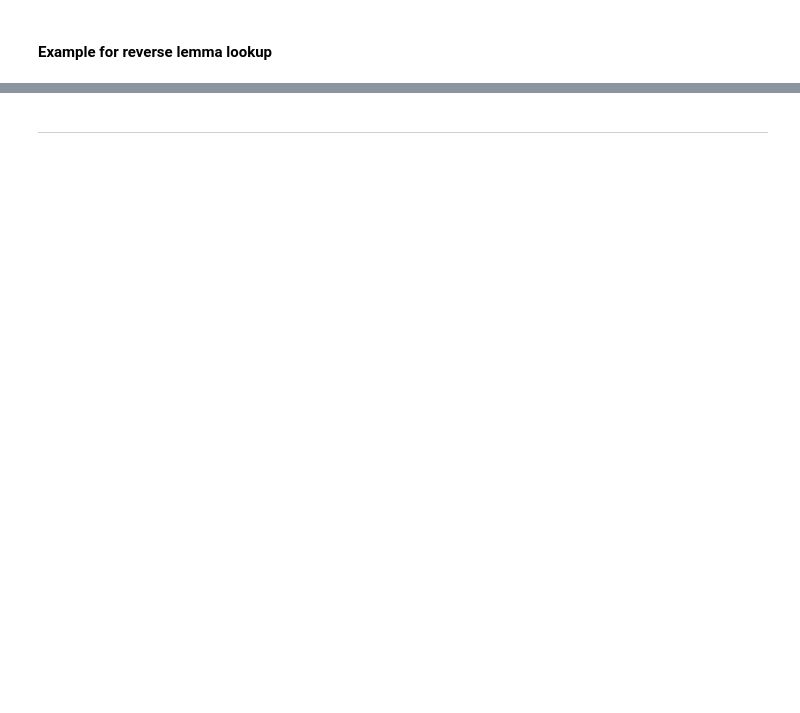
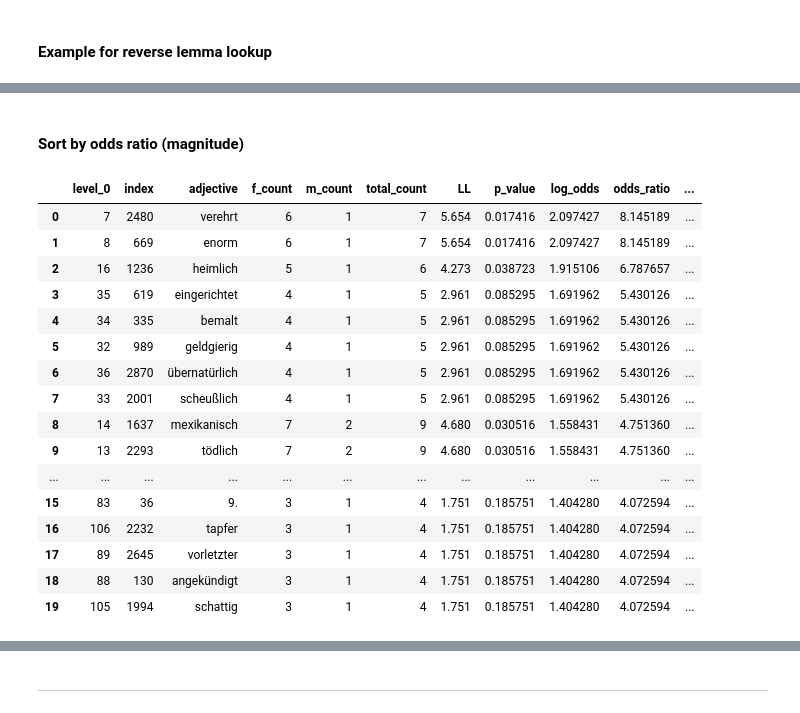
Before and after one commit to klaemsch/the-three-investigators, a Jupyter notebook: co-occurrences/co-occurrences-adj.ipynb, the cells around one changed output, grey strips where cells are left out. Drawn from its saved outputs; the diff is of its cells as text; code cells hidden in the pictures; blank space fills up the shorter version.

```diff
--- a/co-occurrences/co-occurrences-adj.ipynb
+++ b/co-occurrences/co-occurrences-adj.ipynb
@@ -382,0 +341,8 @@ print(
+# %%
+gender_adj_df["E_m"] = m_total * gender_adj_df["total_count"] / f_m_total
+gender_adj_df["E_f"] = f_total * gender_adj_df["total_count"] / f_m_total
+
+#gender_adj_df["E_m_other"] = (gender_adj_df["other_total_count"] * m_total) / f_m_total
+#gender_adj_df["E_f_other"] = (gender_adj_df["other_total_count"] * f_total) / f_m_total
+
+gender_adj_df.head(5)
@@ -382,0 +406,4 @@ print(
+# %%
+# calculate p-value using Chi-Squared (https://en.wikipedia.org/wiki/Chi-squared_test)
+gender_adj_df["p_value"] = chi2.sf(gender_adj_df["LL"], df=1)
+gender_adj_df
@@ -382,0 +492,28 @@ print(
+# %% [markdown]
+#### Sort by odds ratio (magnitude)
+# %%
+# drop helper columns and sort
+gender_adj_df = (
+    gender_adj_df
+    .drop(columns=["other_m_count", "other_f_count", "other_total_count", "E_m", "E_f", "E_m_other", "E_f_other"], errors='ignore')
+    .sort_values("odds_ratio", ascending=False).reset_index()
+)
+gender_adj_df.head(20)
+# %% [output]
+|  | level_0 | index | adjective | f_count | m_count | total_count | LL | p_value | log_odds | odds_ratio | ... |
+| 0 | 7 | 2480 | verehrt | 6 | 1 | 7 | 5.654 | 0.017416 | 2.097427 | 8.145189 | ... |
+| 1 | 8 | 669 | enorm | 6 | 1 | 7 | 5.654 | 0.017416 | 2.097427 | 8.145189 | ... |
+| 2 | 16 | 1236 | heimlich | 5 | 1 | 6 | 4.273 | 0.038723 | 1.915106 | 6.787657 | ... |
+| 3 | 35 | 619 | eingerichtet | 4 | 1 | 5 | 2.961 | 0.085295 | 1.691962 | 5.430126 | ... |
+| 4 | 34 | 335 | bemalt | 4 | 1 | 5 | 2.961 | 0.085295 | 1.691962 | 5.430126 | ... |
+| 5 | 32 | 989 | geldgierig | 4 | 1 | 5 | 2.961 | 0.085295 | 1.691962 | 5.430126 | ... |
+| 6 | 36 | 2870 | übernatürlich | 4 | 1 | 5 | 2.961 | 0.085295 | 1.691962 | 5.430126 | ... |
+| 7 | 33 | 2001 | scheußlich | 4 | 1 | 5 | 2.961 | 0.085295 | 1.691962 | 5.430126 | ... |
+| 8 | 14 | 1637 | mexikanisch | 7 | 2 | 9 | 4.680 | 0.030516 | 1.558431 | 4.751360 | ... |
+| 9 | 13 | 2293 | tödlich | 7 | 2 | 9 | 4.680 | 0.030516 | 1.558431 | 4.751360 | ... |
+| ... | ... | ... | ... | ... | ... | ... | ... | ... | ... | ... | ... |
+| 15 | 83 | 36 | 9. | 3 | 1 | 4 | 1.751 | 0.185751 | 1.404280 | 4.072594 | ... |
+| 16 | 106 | 2232 | tapfer | 3 | 1 | 4 | 1.751 | 0.185751 | 1.404280 | 4.072594 | ... |
+| 17 | 89 | 2645 | vorletzter | 3 | 1 | 4 | 1.751 | 0.185751 | 1.404280 | 4.072594 | ... |
+| 18 | 88 | 130 | angekündigt | 3 | 1 | 4 | 1.751 | 0.185751 | 1.404280 | 4.072594 | ... |
+| 19 | 105 | 1994 | schattig | 3 | 1 | 4 | 1.751 | 0.185751 | 1.404280 | 4.072594 | ... |
```
Also changed, not shown: parts of 48 cells of this notebook.
